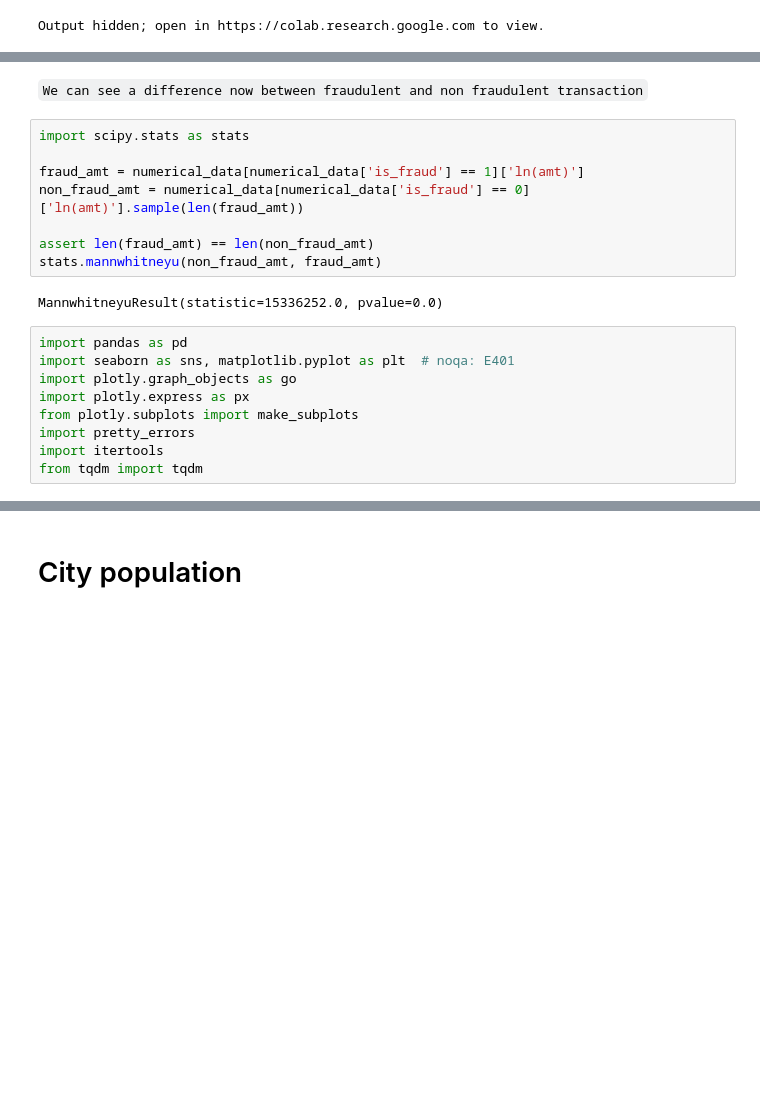
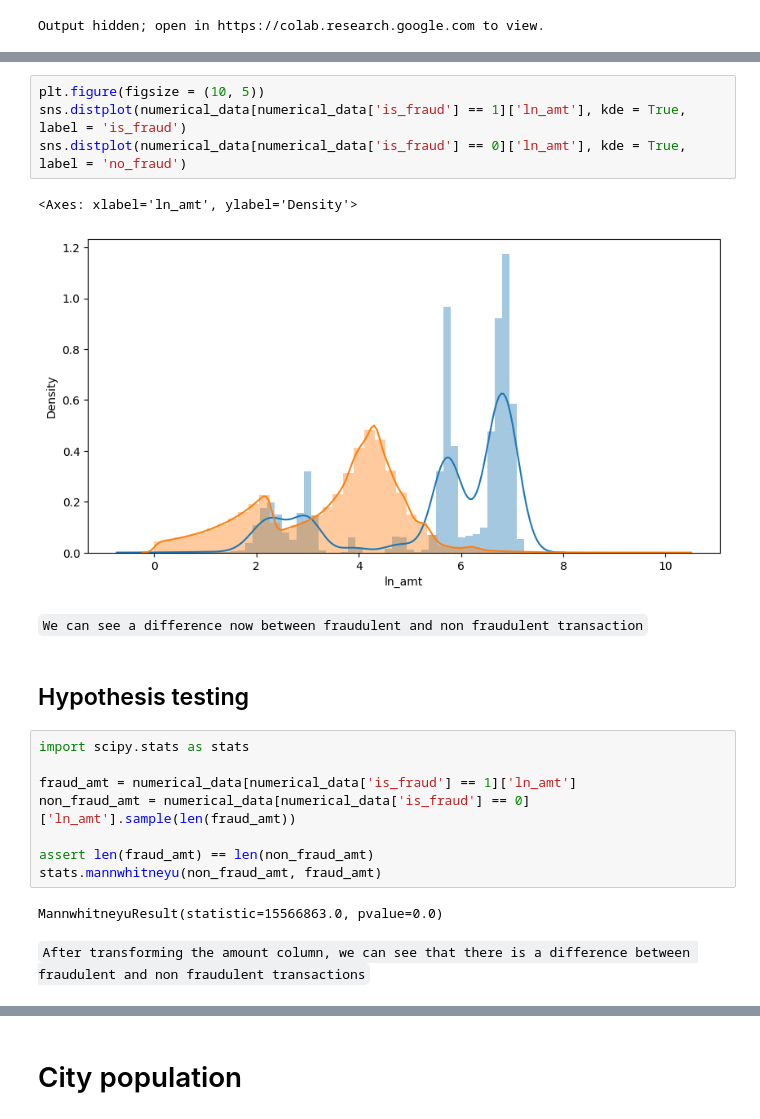
Before and after one commit to youcef-ely/credit_card_fraud_detetction, a Jupyter notebook: Notebooks/exploration.ipynb, the cells around one changed output, grey strips where cells are left out. Cells and saved outputs as stored; diff of their text form; blank space fills up the shorter version.

```diff
--- a/Notebooks/exploration.ipynb
+++ b/Notebooks/exploration.ipynb
@@ -269,21 +366,23 @@ target_boxplots(numerical_data, x = ['ln_amt', 'age'], y = 'is_fraud', shape = (
+# %%
+plt.figure(figsize = (10, 5))
+sns.distplot(numerical_data[numerical_data['is_fraud'] == 1]['ln_amt'], kde = True, label = 'is_fraud')
+sns.distplot(numerical_data[numerical_data['is_fraud'] == 0]['ln_amt'], kde = True, label = 'no_fraud')
+# %% [output]
+<Axes: xlabel='ln_amt', ylabel='Density'>
+[figure, added]
 # %% [markdown]
 `We can see a difference now between fraudulent and non fraudulent transaction`
+# %% [markdown]
+## Hypothesis testing
 # %%
 import scipy.stats as stats
 
-fraud_amt = numerical_data[numerical_data['is_fraud'] == 1]['ln(amt)']
-non_fraud_amt = numerical_data[numerical_data['is_fraud'] == 0]['ln(amt)'].sample(len(fraud_amt))
+fraud_amt = numerical_data[numerical_data['is_fraud'] == 1]['ln_amt']
+non_fraud_amt = numerical_data[numerical_data['is_fraud'] == 0]['ln_amt'].sample(len(fraud_amt))
 
 assert len(fraud_amt) == len(non_fraud_amt)
 stats.mannwhitneyu(non_fraud_amt, fraud_amt)
 # %% [output]
-MannwhitneyuResult(statistic=15336252.0, pvalue=0.0)
+MannwhitneyuResult(statistic=15566863.0, pvalue=0.0)
-# %%
-import pandas as pd
-import seaborn as sns, matplotlib.pyplot as plt  # noqa: E401
-import plotly.graph_objects as go
-import plotly.express as px
-from plotly.subplots import make_subplots
-import pretty_errors
-import itertools
-from tqdm import tqdm
+# %% [markdown]
+`After transforming the amount column, we can see that there is a difference between fraudulent and non fraudulent transactions`
```
Also changed, not shown: parts of 58 cells of this notebook, 4 other files.
